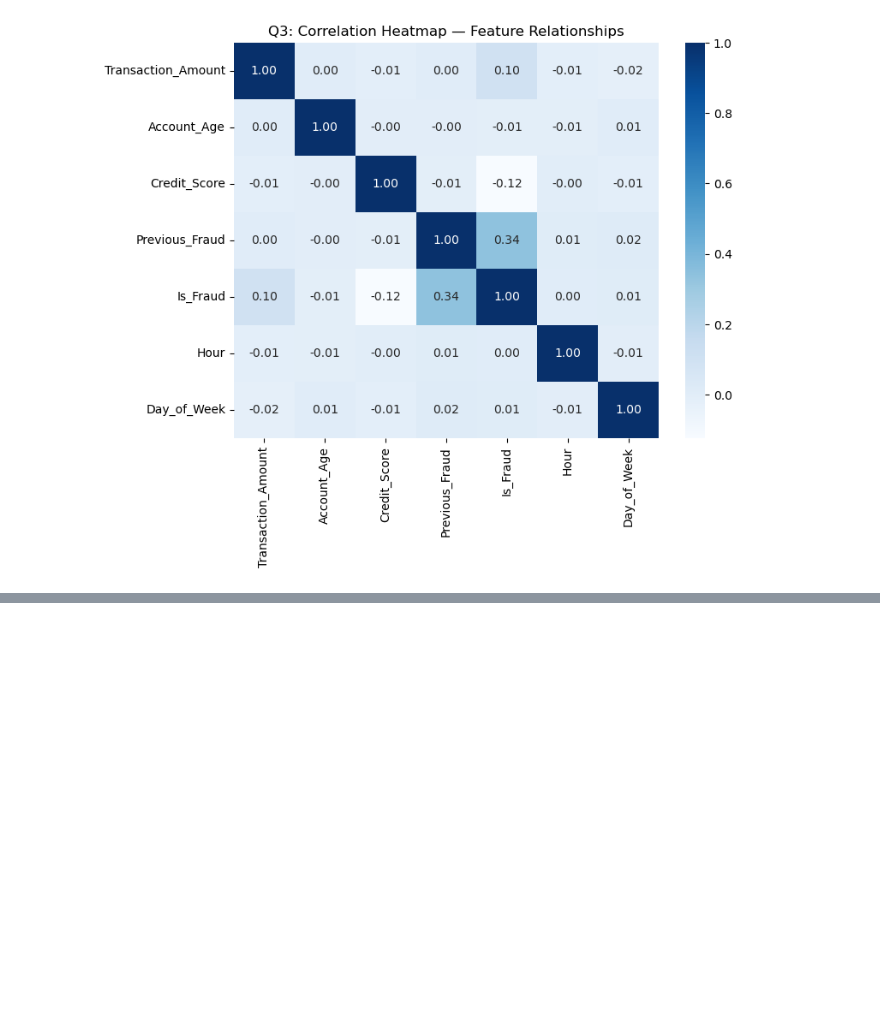
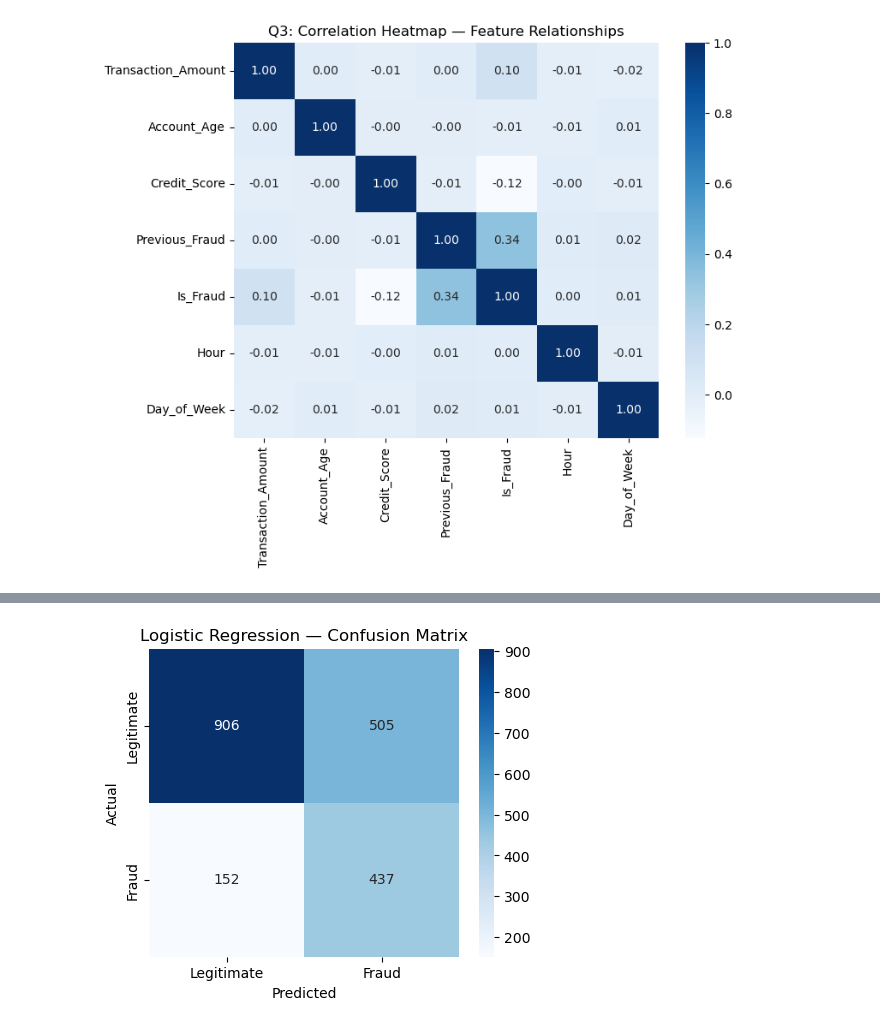
Before and after one commit to nduvawinnie/ai-powered-banking-fraud-detection-analysis, a Jupyter notebook: WINNIE_PROJECTS/new_banking_frauds.ipynb, the cells around one changed output, grey strips where cells are left out. Saved outputs shown, nothing was run; the diff lists cells and outputs as text; code cells hidden in the pictures; blank space fills up the shorter version.

Commit message:
“new_banking_frauds.ipynb”

```diff
--- a/WINNIE_PROJECTS/new_banking_frauds.ipynb
+++ b/WINNIE_PROJECTS/new_banking_frauds.ipynb
@@ -317,0 +352,9 @@ plt.show()
+# %%
+# Scale numerical features
+scaler = StandardScaler()
+X_train = scaler.fit_transform(X_train)
+X_test = scaler.transform(X_test)
+# %%
+#SMOTE to balance classes
+smote = SMOTE(random_state=42)
+X_train, y_train = smote.fit_resample(X_train, y_train)
@@ -317,0 +384,4 @@ plt.show()
+# %%
+# Logistic Regression fitting
+lr = LogisticRegression(random_state=42)
+lr.fit(X_train, y_train)
@@ -317,0 +390,4 @@ plt.show()
+# %%
+# Predictions
+y_pred_lr = lr.predict(X_test)
+y_prob_lr = lr.predict_proba(X_test)[:,1]
@@ -317,0 +425,12 @@ plt.show()
+# %%
+# Confusion Matrix
+plt.figure(figsize=(5,4))
+sns.heatmap(confusion_matrix(y_test, y_pred_lr), annot=True, fmt='d',
+            cmap='Blues', xticklabels=['Legitimate', 'Fraud'],
+            yticklabels=['Legitimate', 'Fraud'])
+plt.title('Logistic Regression — Confusion Matrix')
+plt.ylabel('Actual')
+plt.xlabel('Predicted')
+plt.show()
+# %% [output]
+[figure, added]
```
Also changed, not shown: parts of 38 cells of this notebook.
